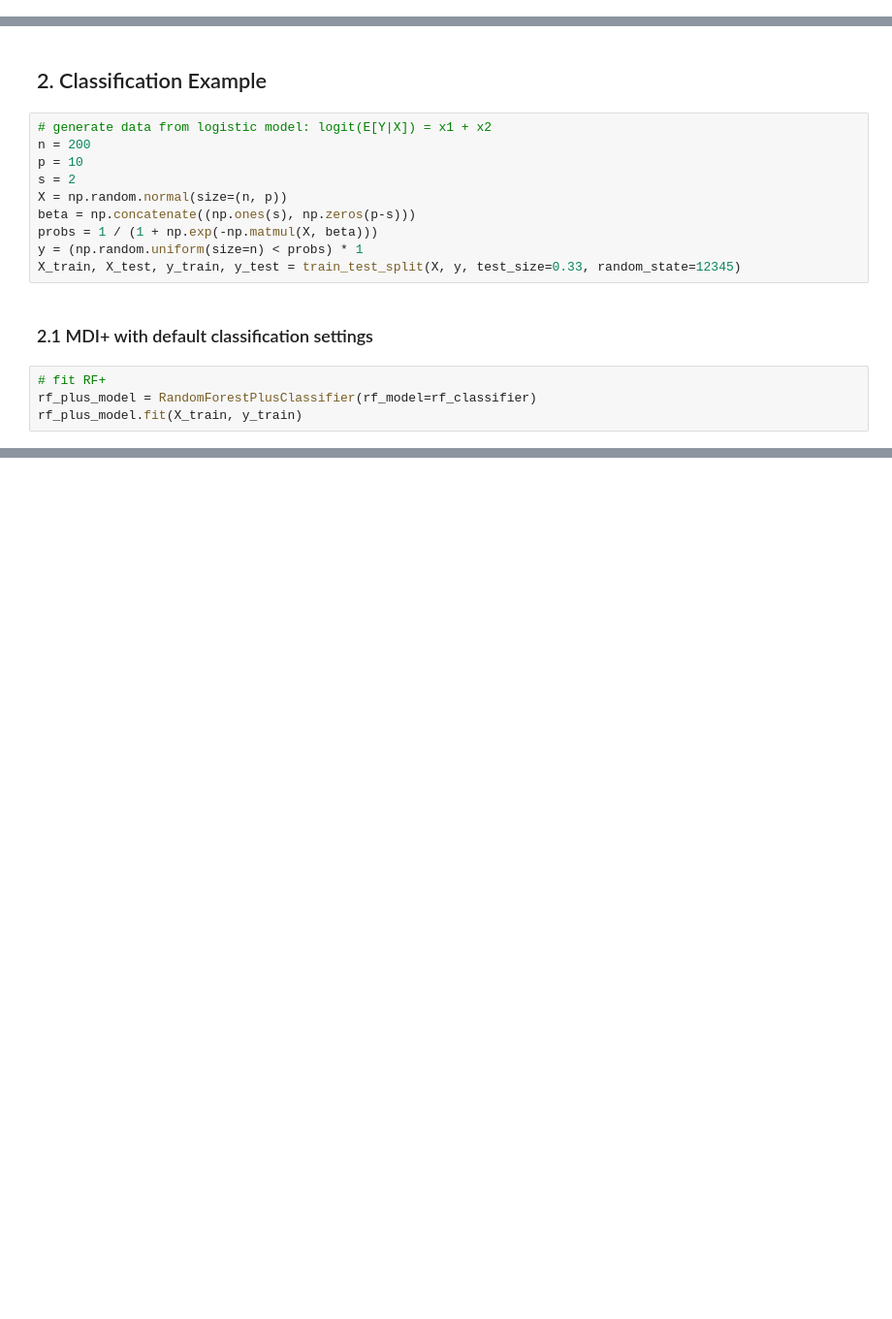
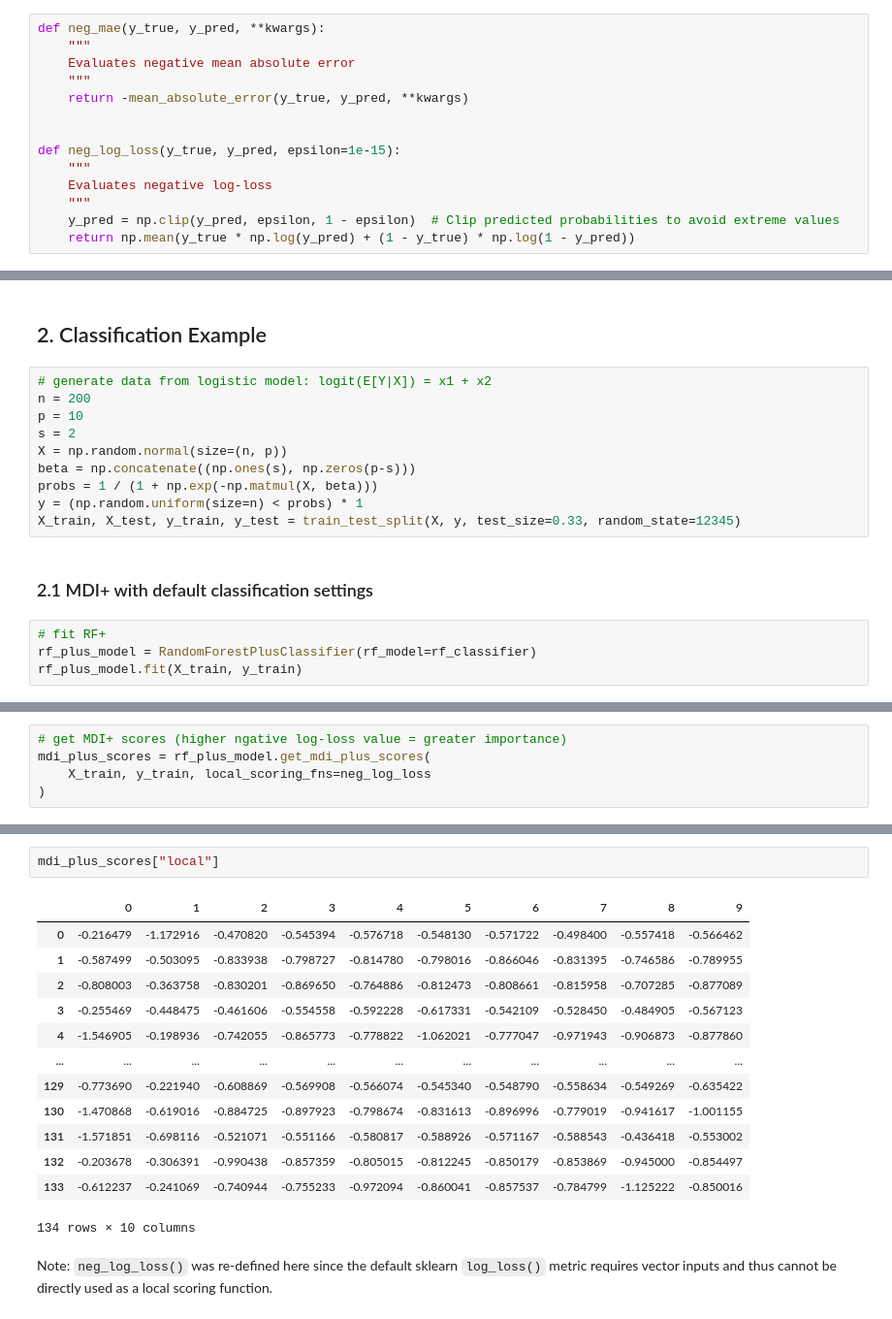
Before and after one commit to csinva/imodels, a Jupyter notebook: notebooks/mdi_plus_demo.ipynb, the cells around one changed output, grey strips where cells are left out. Shown at 97% size. Saved outputs shown, nothing was run; the diff lists cells and outputs as text; blank space fills up the shorter version.

```diff
--- a/notebooks/mdi_plus_demo.ipynb
+++ b/notebooks/mdi_plus_demo.ipynb
@@ -19,3 +19,17 @@ def neg_mae(y_true, y_pred, **kwargs):
+# %%
+def neg_mae(y_true, y_pred, **kwargs):
+    """
+    Evaluates negative mean absolute error
+    """
+    return -mean_absolute_error(y_true, y_pred, **kwargs)
+
+
+def neg_log_loss(y_true, y_pred, epsilon=1e-15):
+    """
+    Evaluates negative log-loss
+    """
+    y_pred = np.clip(y_pred, epsilon, 1 - epsilon)  # Clip predicted probabilities to avoid extreme values
+    return np.mean(y_true * np.log(y_pred) + (1 - y_true) * np.log(1 - y_pred))
 # %%
 # helper variables
 rf_regressor = RandomForestRegressor(n_estimators=100, min_samples_leaf=5, max_features=0.33, random_state=331)
@@ -213,0 +307,5 @@ mdi_plus_scores.sort_values("importance", ascending=False)
+# %%
+# get MDI+ scores (higher ngative log-loss value = greater importance)
+mdi_plus_scores = rf_plus_model.get_mdi_plus_scores(
+    X_train, y_train, local_scoring_fns=neg_log_loss
+)
@@ -213,0 +326,18 @@ mdi_plus_scores.sort_values("importance", ascending=False)
+# %%
+mdi_plus_scores["local"]
+# %% [output]
+|  | 0 | 1 | 2 | 3 | 4 | 5 | 6 | 7 | 8 | 9 |
+| 0 | -0.216479 | -1.172916 | -0.470820 | -0.545394 | -0.576718 | -0.548130 | -0.571722 | -0.498400 | -0.557418 | -0.566462 |
+| 1 | -0.587499 | -0.503095 | -0.833938 | -0.798727 | -0.814780 | -0.798016 | -0.866046 | -0.831395 | -0.746586 | -0.789955 |
+| 2 | -0.808003 | -0.363758 | -0.830201 | -0.869650 | -0.764886 | -0.812473 | -0.808661 | -0.815958 | -0.707285 | -0.877089 |
+| 3 | -0.255469 | -0.448475 | -0.461606 | -0.554558 | -0.592228 | -0.617331 | -0.542109 | -0.528450 | -0.484905 | -0.567123 |
+| 4 | -1.546905 | -0.198936 | -0.742055 | -0.865773 | -0.778822 | -1.062021 | -0.777047 | -0.971943 | -0.906873 | -0.877860 |
+| ... | ... | ... | ... | ... | ... | ... | ... | ... | ... | ... |
+| 129 | -0.773690 | -0.221940 | -0.608869 | -0.569908 | -0.566074 | -0.545340 | -0.548790 | -0.558634 | -0.549269 | -0.635422 |
+| 130 | -1.470868 | -0.619016 | -0.884725 | -0.897923 | -0.798674 | -0.831613 | -0.896996 | -0.779019 | -0.941617 | -1.001155 |
+| 131 | -1.571851 | -0.698116 | -0.521071 | -0.551166 | -0.580817 | -0.588926 | -0.571167 | -0.588543 | -0.436418 | -0.553002 |
+| 132 | -0.203678 | -0.306391 | -0.990438 | -0.857359 | -0.805015 | -0.812245 | -0.850179 | -0.853869 | -0.945000 | -0.854497 |
+| 133 | -0.612237 | -0.241069 | -0.740944 | -0.755233 | -0.972094 | -0.860041 | -0.857537 | -0.784799 | -1.125222 | -0.850016 |
+134 rows × 10 columns
+# %% [markdown]
+Note: `neg_log_loss()` was re-defined here since the default sklearn `log_loss()` metric requires vector inputs and thus cannot be directly used as a local scoring function.
```
Also changed, not shown: parts of 20 cells of this notebook, 2 other files.
